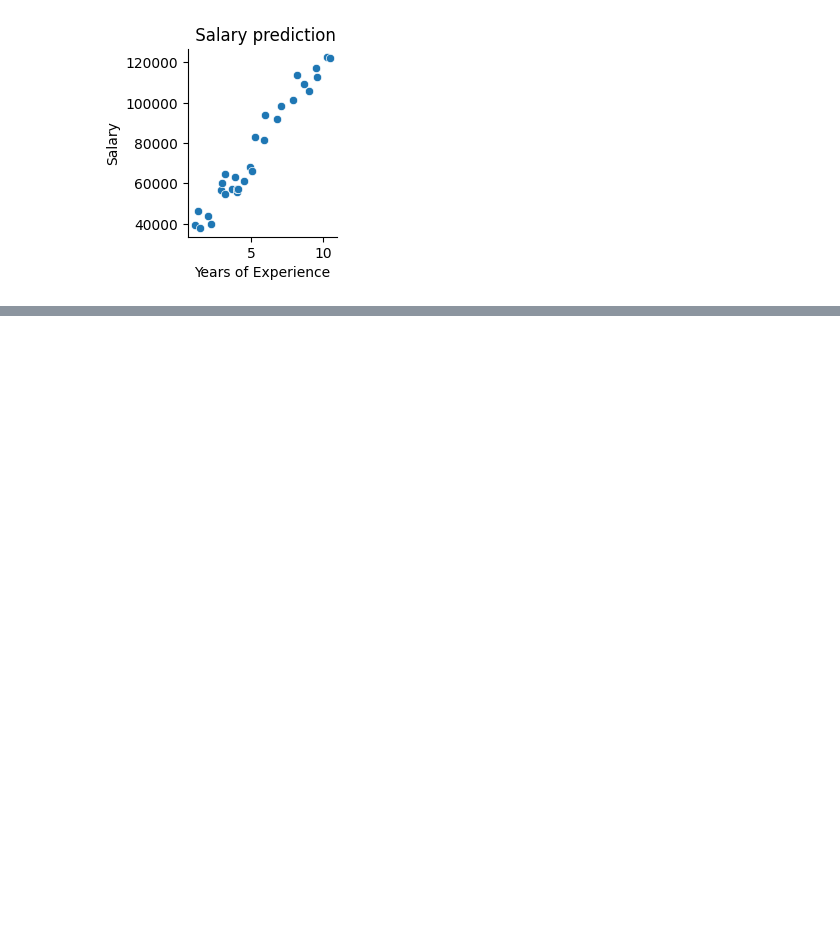
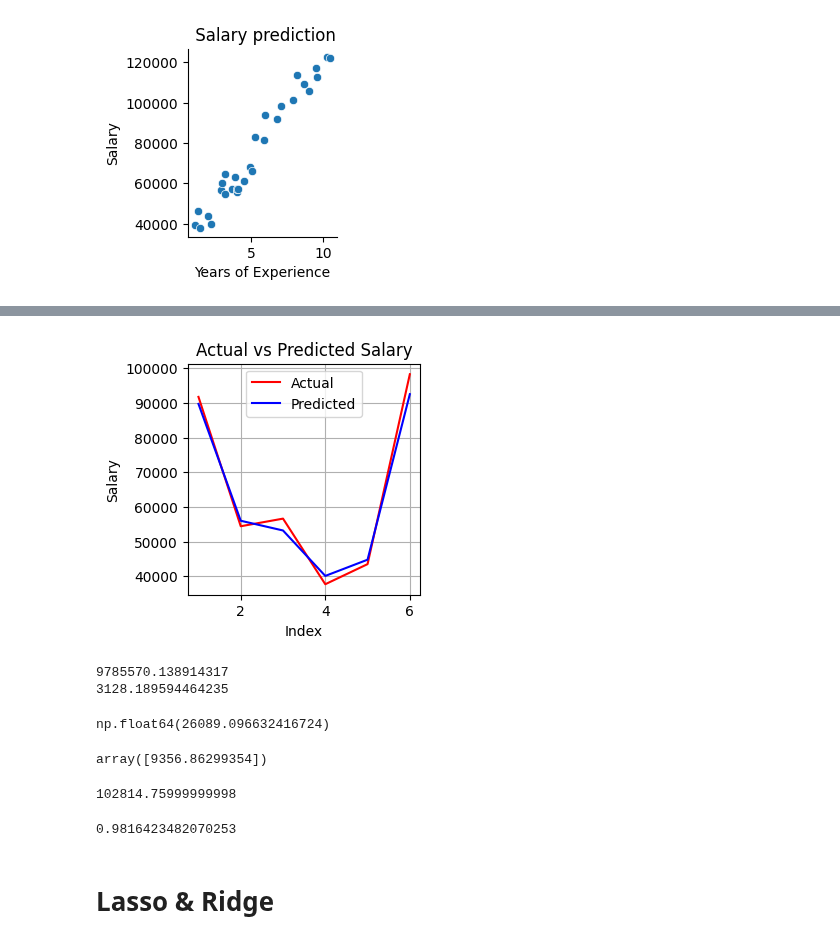
Before and after one commit to MohamedGamal-Ahmed/Ai_Amit_Diploma, a Jupyter notebook: Learning_Amit/lr_v1.ipynb, the cells around one changed output, grey strips where cells are left out. Cells and saved outputs as stored; diff of their text form; code cells hidden in the pictures; blank space fills up the shorter version.

```diff
--- a/Learning_Amit/lr_v1.ipynb
+++ b/Learning_Amit/lr_v1.ipynb
@@ -38,0 +76,43 @@ x_train, x_test, y_train, y_test = train_test_split(X, Y, train_size=0.8, random
+# %%
+
+c = range(1, len(y_test) + 1)
+
+plt.figure(figsize=(3, 3))
+plt.plot(c, y_test, 'r-', label="Actual")
+plt.plot(c, y_pred, 'b-', label="Predicted")
+plt.xlabel('Index')
+plt.ylabel('Salary')
+plt.title("Actual vs Predicted Salary")
+plt.legend()
+plt.grid(True)
+plt.show()
+# %% [output]
+[figure, added]
+# %%
+MSE = mean_squared_error(y_test, y_pred)
+print(MSE)
+rmse = np.sqrt(MSE)
+print(rmse)
+# %% [output]
+9785570.138914317
+3128.189594464235
+# %%
+my_model.intercept_
+# %% [output]
+np.float64(26089.096632416724)
+# %%
+my_model.coef_
+# %% [output]
+array([9356.86299354])
+# %%
+y_hat = 9356.8 * 8.2+26089
+y_hat
+# %% [output]
+102814.75999999998
+# %%
+r2 = r2_score(y_test, y_pred)
+r2
+# %% [output]
+0.9816423482070253
+# %% [markdown]
+# Lasso & Ridge
```
Also changed, not shown: parts of 11 cells of this notebook.
